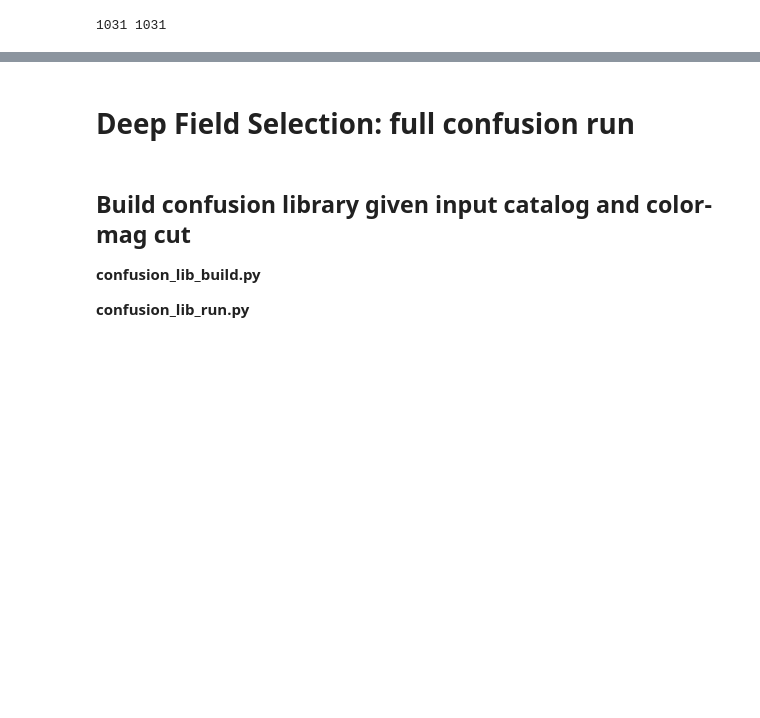
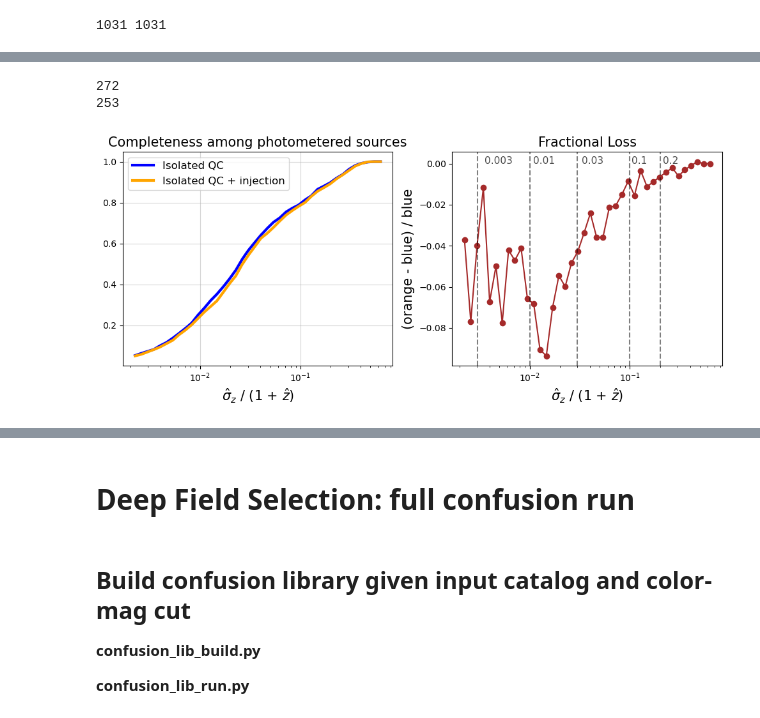
Before and after one commit to gemmahuai/deep-field-selection, a Jupyter notebook: analysis/Tractor_in_deep_field.ipynb, the cells around one changed output, grey strips where cells are left out. Drawn from its saved outputs; the diff is of its cells as text; code cells hidden in the pictures; blank space fills up the shorter version.

Commit message:
analysis on redshift validation test results

```diff
--- a/analysis/Tractor_in_deep_field.ipynb
+++ b/analysis/Tractor_in_deep_field.ipynb
@@ -894,13 +642,0 @@ print(len(np.where(tab_deep['z_err_std']/(1+tab_deep['z_best'])<=0.01)[0]))
-# %%
-## plot N sources vs. reported redshift errors
-
-# pick bins for reported redshift errors
-z_err_bins = np.logspace(-3, 0, 50)
-Nsrcs_cntl = []
-Nsrcs = []
-for bins in z_err_bins:
-    z_errs_cntl = tab_deep_cntl['z_err_std'] / (1 + tab_deep_cntl['z_best'])
-    Nsrcs_cntl.append(len(np.where(z_errs_cntl <= bins)))
-
-    z_errs = tab_deep_cntl['z_err_std'] / (1 + tab_deep_cntl['z_best'])
-    Nsrcs.append(len(np.where(z_errs <= bins)))
@@ -941,0 +902,66 @@ plt.plot(ddd['flux_err_deepfield'][0]/1000)
+# %%
+print(len(np.where(tab_deep_cntl['z_err_std']/(1+tab_deep_cntl['z_best'])<=0.01)[0]))
+
+print(len(np.where(tab_deep['z_err_std']/(1+tab_deep['z_best'])<=0.01)[0]))
+# %% [output]
+272
+253
+# %%
+## plot N sources vs. reported redshift errors
+
+tab_deep = Table.read("/Users/gemmahuai/Desktop/CalTech/SPHEREx/Redshift/deep_field/photoz/outfiles/secondary_cosmos1k_deep_deepfield_dz0.002_confinj.out")
+# tab_deep = Table.read("/Users/gemmahuai/Desktop/CalTech/SPHEREx/Redshift/deep_field/photoz/outfiles/secondary_cosmos1k_deep_deepfield_dz0.002.out")
+tab_deep_cntl = Table.read("/Users/gemmahuai/Desktop/CalTech/SPHEREx/Redshift/deep_field/photoz/outfiles/secondary_cosmos1k_deep_deepfield_dz0.002_cntl.out")
+
+# pick bins for reported redshift errors
+z_err_bins = np.logspace(-2.65, -0.2, 40)
+Nsrcs_cntl = []
+Nsrcs = []
+for bins in z_err_bins:
+
+    z_errs_cntl = tab_deep_cntl['z_err_std'] / (1 + tab_deep_cntl['z_best'])
+    Nsrcs_cntl.append(len(np.where(z_errs_cntl <= bins)[0]))
+
+    z_errs = tab_deep['z_err_std'] / (1 + tab_deep['z_best'])
+    Nsrcs.append(len(np.where(z_errs <= bins)[0]))
+
+Nsrcs = np.array(Nsrcs)
+Nsrcs_cntl = np.array(Nsrcs_cntl)
+
+fig = plt.figure(figsize=(10,4.5))
+plt.subplot(1,2,1)
+plt.plot(z_err_bins, Nsrcs_cntl / len(tab_deep_cntl), color='blue', lw=3, label='Isolated QC')
+plt.plot(z_err_bins, Nsrcs / len(tab_deep), color='orange', lw=3, label='Isolated QC + injection')
+plt.xscale("log")
+plt.xlabel(r"$\hat{\sigma}_z$ / (1 + $\hat{z}$)", fontsize=15)
+plt.grid(alpha=0.5)
+plt.legend(fontsize=12)
+plt.title("Completeness among photometered sources", fontsize=15)
+# plt.text(0.05, 0.95, r'$\tilde{{\sigma}}_{{z/(1+z)}}$ = {:.4f}'.format(gaussian_sig), transform=plt.gca().transAxes, fontsize=10, verticalalignment='top')
+
+plt.subplot(1,2,2)
+plt.plot(z_err_bins, (Nsrcs-Nsrcs_cntl) / Nsrcs_cntl, color='brown', marker='o')
+plt.xscale("log")
+plt.ylabel("(orange - blue) / blue", fontsize=15)
+plt.title("Fractional Loss", fontsize=15)
+plt.xlabel(r"$\hat{\sigma}_z$ / (1 + $\hat{z}$)", fontsize=15)
+plt.axvline(0.003, color='black', ls='--', alpha=0.5)
+plt.text(0.12, 0.98, '0.003', transform=plt.gca().transAxes, fontsize=11, alpha=0.7, verticalalignment='top')
+
+plt.axvline(0.01, color='black', ls='--', alpha=0.5)
+plt.text(0.3, 0.98, '0.01', transform=plt.gca().transAxes, fontsize=11, alpha=0.7, verticalalignment='top')
+
+plt.axvline(0.03, color='black', ls='--', alpha=0.5)
+plt.text(0.48, 0.98, '0.03', transform=plt.gca().transAxes, fontsize=11, alpha=0.7, verticalalignment='top')
+
+plt.axvline(0.1, color='black', ls='--', alpha=0.5)
+plt.text(0.665, 0.98, '0.1', transform=plt.gca().transAxes, fontsize=11, alpha=0.7, verticalalignment='top')
+
+plt.axvline(0.2, color='black', ls='--', alpha=0.5)
+plt.text(0.78, 0.98, '0.2', transform=plt.gca().transAxes, fontsize=11, alpha=0.7, verticalalignment='top')
+
+fig.tight_layout()
+
+plt.show()
+# %% [output]
+[figure, added]
```
Also changed, not shown: parts of 52 cells of this notebook, 1 other file.
